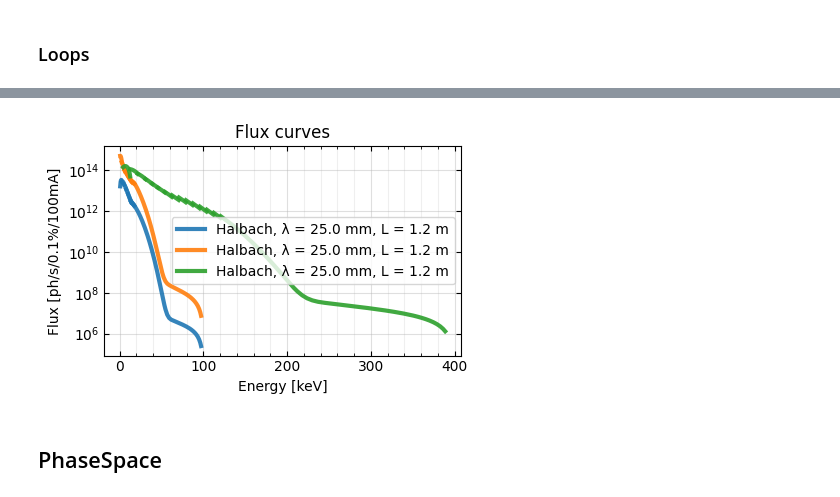
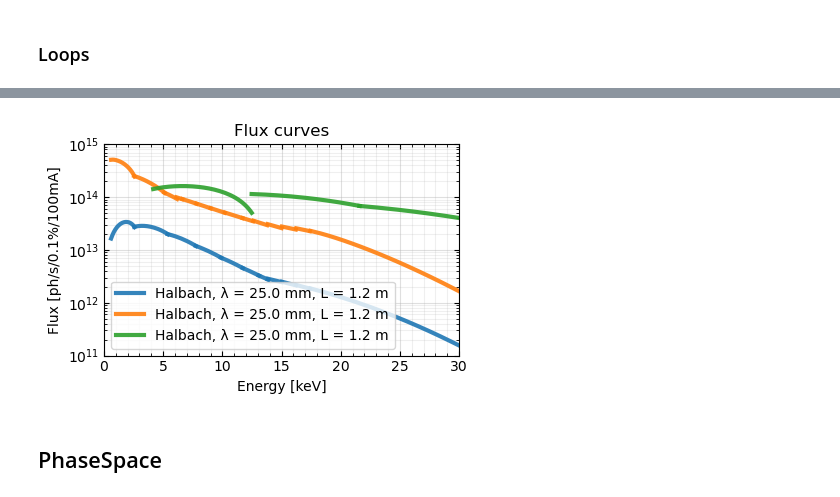
Before and after one commit to lnls-ids/spectrainterface, a Jupyter notebook: spectrainterface/tutorial_spectra_interface.ipynb, the cells around one changed output, grey strips where cells are left out. Cells and saved outputs as stored; diff of their text form; code cells hidden in the pictures.

```diff
--- a/spectrainterface/tutorial_spectra_interface.ipynb
+++ b/spectrainterface/tutorial_spectra_interface.ipynb
@@ -677,9 +675,9 @@ spectra.calc_flux_curve(
     extraction_points=betas,
 )
 # %%
-spectra.plot_flux_curve(process_curves=True, superp_value=20)
+spectra.plot_flux_curve(process_curves=True, superp_value=20, xlim=[0, 30], ylim=[1e11,1e15])
 # %% [output]
-[figure, old version]
+[figure, new version]
 # %% [markdown]
 ## PhaseSpace
 # %%
```
Also changed, not shown: parts of 7 cells of this notebook.
